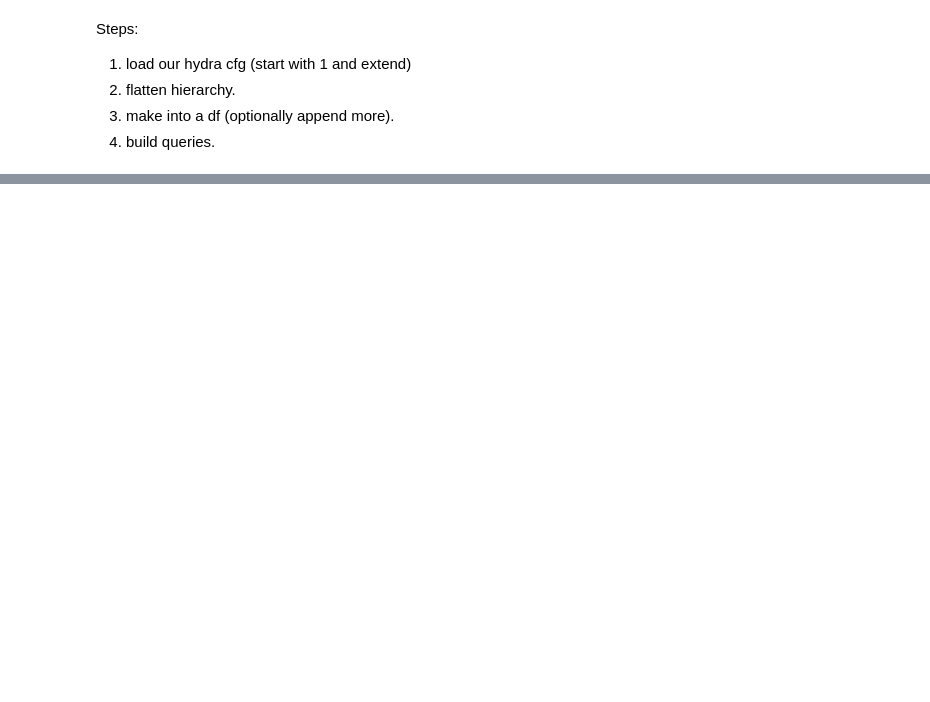
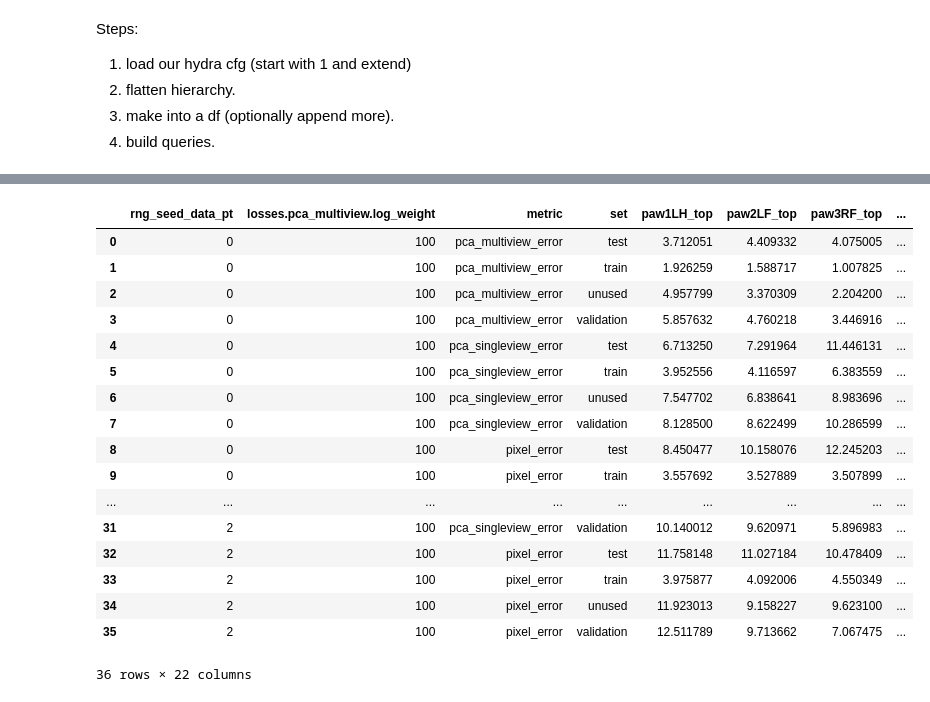
Before and after one commit to paninski-lab/tracking-diagnostics, a Jupyter notebook: notebooks/inventory_query_example.ipynb, the cells around one changed output, grey strips where cells are left out. Saved outputs shown, nothing was run; the diff lists cells and outputs as text; code cells hidden in the pictures; blank space fills up the shorter version.

```diff
--- a/notebooks/inventory_query_example.ipynb
+++ b/notebooks/inventory_query_example.ipynb
@@ -30,0 +63,31 @@ print(query_builder.combine_queries("and"))
+# %%
+# loop over rows of df, load predictions_pixel_error.csv, predictions_pca_singleview_error.csv
+df_list = []
+loss_log_weights = total_df.columns[total_df.columns.str.contains("losses") & total_df.columns.str.contains("log_weight")].to_list()
+for i, path in enumerate(total_df_queried["path"]):
+
+    df_metric_list = []
+    for metric_name in ["pixel_error", "pca_singleview_error", "pca_multiview_error"]:
+        filename = os.path.join(path, "predictions_%s.csv" % metric_name)
+        if os.path.isfile(filename):
+            df = load_pred_csvs(filename, metric_name, None, pd_kwrgs={"header": [0], "index_col": 0})
+            df_metric_list.append(df)
+
+    df_ = pd.concat(df_metric_list) # concat to one df
+
+    # add path
+    df_["path"] = path
+    # add rng_seed_data_pt
+    df_["rng_seed_data_pt"] = total_df_queried.iloc[i]["training.rng_seed_data_pt"]
+
+    # add log weight for all losses
+    for log_weight in loss_log_weights:
+        if  total_df_queried.iloc[i]["model.losses_to_use"] == "[]":
+            df_[log_weight] = "100" # for supervised model, actually infinity
+        else:
+            df_[log_weight] = total_df_queried.iloc[i][log_weight]
+
+    df_list.append(df_)
+
+# concat all dfs
+df_big = pd.concat(df_list)
@@ -30,0 +203,23 @@ print(query_builder.combine_queries("and"))
+# %%
+# grouping by rng_seed_data_pt and hparam_name and metric, and then taking mean and std
+df_big_mean = df_big.groupby(["rng_seed_data_pt", hparam_name, "metric", "set"]).mean().reset_index()
+df_big_mean
+# %% [output]
+|  | rng_seed_data_pt | losses.pca_multiview.log_weight | metric | set | paw1LH_top | paw2LF_top | paw3RF_top | ... |
+| 0 | 0 | 100 | pca_multiview_error | test | 3.712051 | 4.409332 | 4.075005 | ... |
+| 1 | 0 | 100 | pca_multiview_error | train | 1.926259 | 1.588717 | 1.007825 | ... |
+| 2 | 0 | 100 | pca_multiview_error | unused | 4.957799 | 3.370309 | 2.204200 | ... |
+| 3 | 0 | 100 | pca_multiview_error | validation | 5.857632 | 4.760218 | 3.446916 | ... |
+| 4 | 0 | 100 | pca_singleview_error | test | 6.713250 | 7.291964 | 11.446131 | ... |
+| 5 | 0 | 100 | pca_singleview_error | train | 3.952556 | 4.116597 | 6.383559 | ... |
+| 6 | 0 | 100 | pca_singleview_error | unused | 7.547702 | 6.838641 | 8.983696 | ... |
+| 7 | 0 | 100 | pca_singleview_error | validation | 8.128500 | 8.622499 | 10.286599 | ... |
+| 8 | 0 | 100 | pixel_error | test | 8.450477 | 10.158076 | 12.245203 | ... |
+| 9 | 0 | 100 | pixel_error | train | 3.557692 | 3.527889 | 3.507899 | ... |
+| ... | ... | ... | ... | ... | ... | ... | ... | ... |
+| 31 | 2 | 100 | pca_singleview_error | validation | 10.140012 | 9.620971 | 5.896983 | ... |
+| 32 | 2 | 100 | pixel_error | test | 11.758148 | 11.027184 | 10.478409 | ... |
+| 33 | 2 | 100 | pixel_error | train | 3.975877 | 4.092006 | 4.550349 | ... |
+| 34 | 2 | 100 | pixel_error | unused | 11.923013 | 9.158227 | 9.623100 | ... |
+| 35 | 2 | 100 | pixel_error | validation | 12.511789 | 9.713662 | 7.067475 | ... |
+36 rows × 22 columns
```
Also changed, not shown: parts of 36 cells of this notebook, 1 other file.
